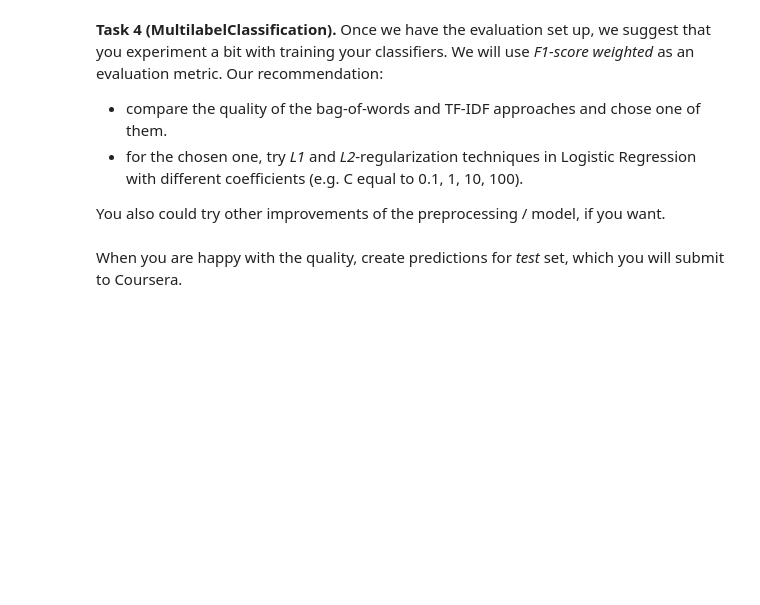
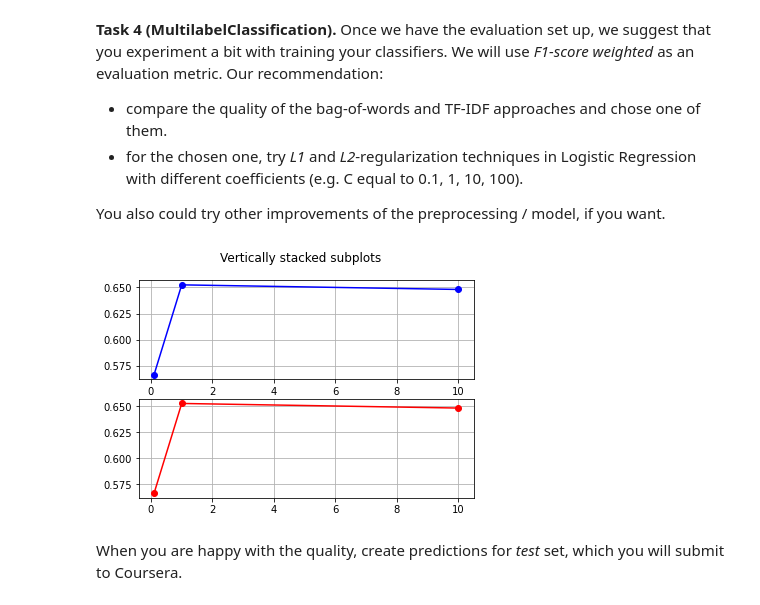
Before and after one commit to cgurkan/natural-language-processing, a Jupyter notebook: week1/week1-MultilabelClassification.ipynb, the cells around one changed output. Saved outputs shown, nothing was run; the diff lists cells and outputs as text; code cells hidden in the pictures; blank space fills up the shorter version.

```diff
--- a/week1/week1-MultilabelClassification.ipynb
+++ b/week1/week1-MultilabelClassification.ipynb
@@ -305,9 +358,13 @@ def train_classifier(X_train, y_train):
 
     # Create and fit LogisticRegression wraped into OneVsRestClassifier.
 
+    ######################################
+    ######### YOUR CODE HERE #############
+    ######################################
     model = LogisticRegression(C=1, solver='liblinear', penalty='l1', max_iter=2000)
     model = OneVsRestClassifier(model)
     model.fit(X_train, y_train)
+    return model
 # %% [markdown]
 Train the classifiers for different data transformations: *bag-of-words* and *tf-idf*.
 # %%
@@ -411,6 +507,18 @@ for h in hypers:
     temp_model = train_classifier(X_train_tfidf, y_train, C=h, penalty='l2')
     temp_pred = f1_score(y_val, temp_model.predict(X_val_tfidf), average='weighted')
     res_l2.append(temp_pred)
+# %%
+import matplotlib.pyplot as plt
+
+fig, (ax1, ax2) = plt.subplots(2)
+fig.suptitle('Vertically stacked subplots')
+ax1.plot(hypers, res_l1, color='blue', marker='o')
+ax2.plot(hypers, res_l1, color='red', marker='o')
+
+ax1.grid(True)
+ax2.grid(True)
+# %% [output]
+[figure, added]
 # %% [markdown]
 When you are happy with the quality, create predictions for *test* set, which you will submit to Coursera.
 # %%
```
Also changed, not shown: parts of 26 cells of this notebook.
